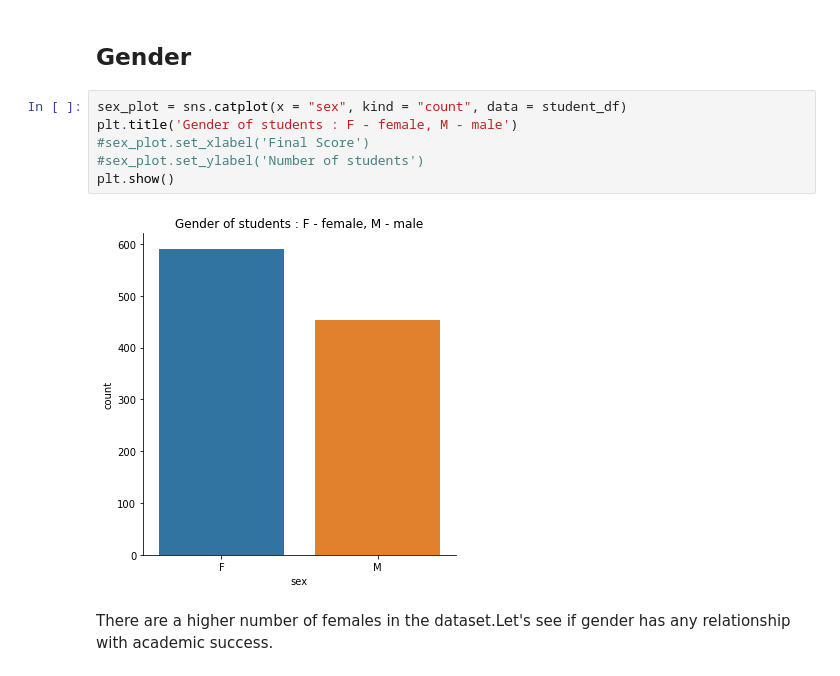
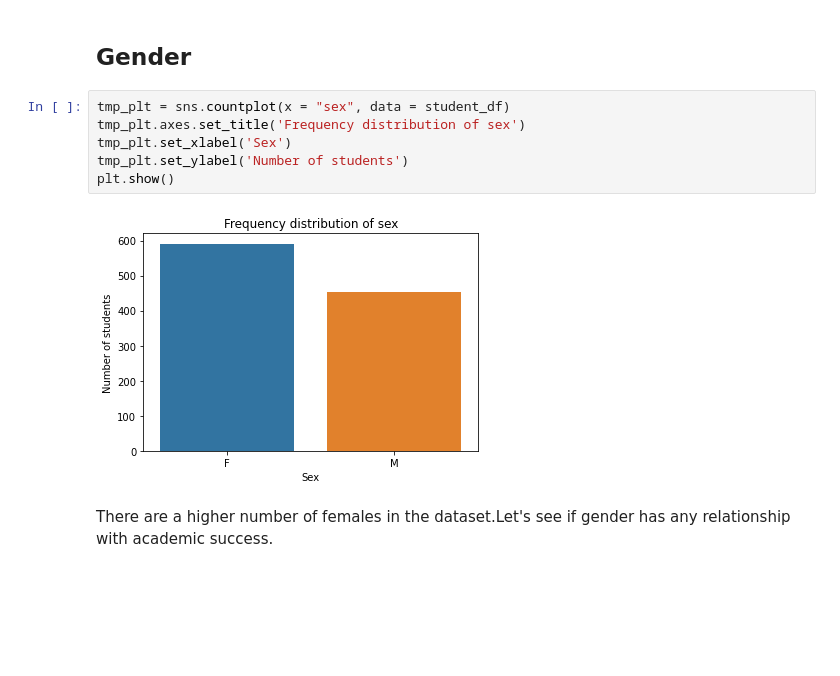
Before and after one commit to gt1719/Finding-the-Secret-to-Academic-Success---Capstone-Project, a Jupyter notebook: Finding_the_Secret_to_Academic_Success.ipynb, the cells around one changed output. Saved outputs shown, nothing was run; the diff lists cells and outputs as text; blank space fills up the shorter version.

```diff
--- a/Finding_the_Secret_to_Academic_Success.ipynb
+++ b/Finding_the_Secret_to_Academic_Success.ipynb
@@ -301,13 +310,13 @@ plt.show()
 # %% [markdown]
 ## Gender
 # %%
-sex_plot = sns.catplot(x = "sex", kind = "count", data = student_df)
-plt.title('Gender of students : F - female, M - male')
-#sex_plot.set_xlabel('Final Score')
-#sex_plot.set_ylabel('Number of students')
+tmp_plt = sns.countplot(x = "sex", data = student_df)
+tmp_plt.axes.set_title('Frequency distribution of sex')
+tmp_plt.set_xlabel('Sex')
+tmp_plt.set_ylabel('Number of students')
 plt.show()
 # %% [output]
-[figure, old version]
+[figure, new version]
 # %% [markdown]
 There are a higher number of females in the dataset.Let's see if gender has any relationship with academic success.
 # %%
```
Also changed, not shown: parts of 59 cells of this notebook.
